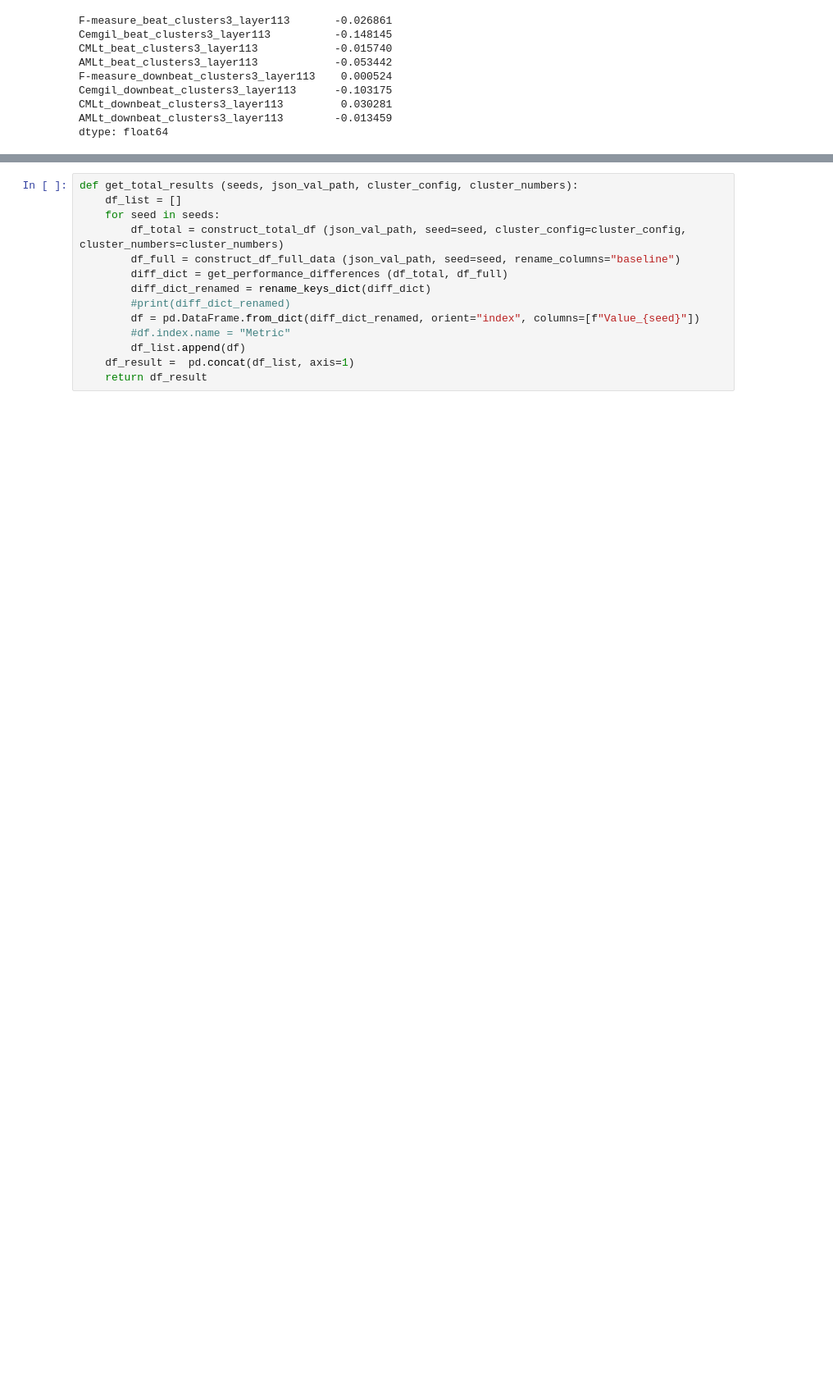
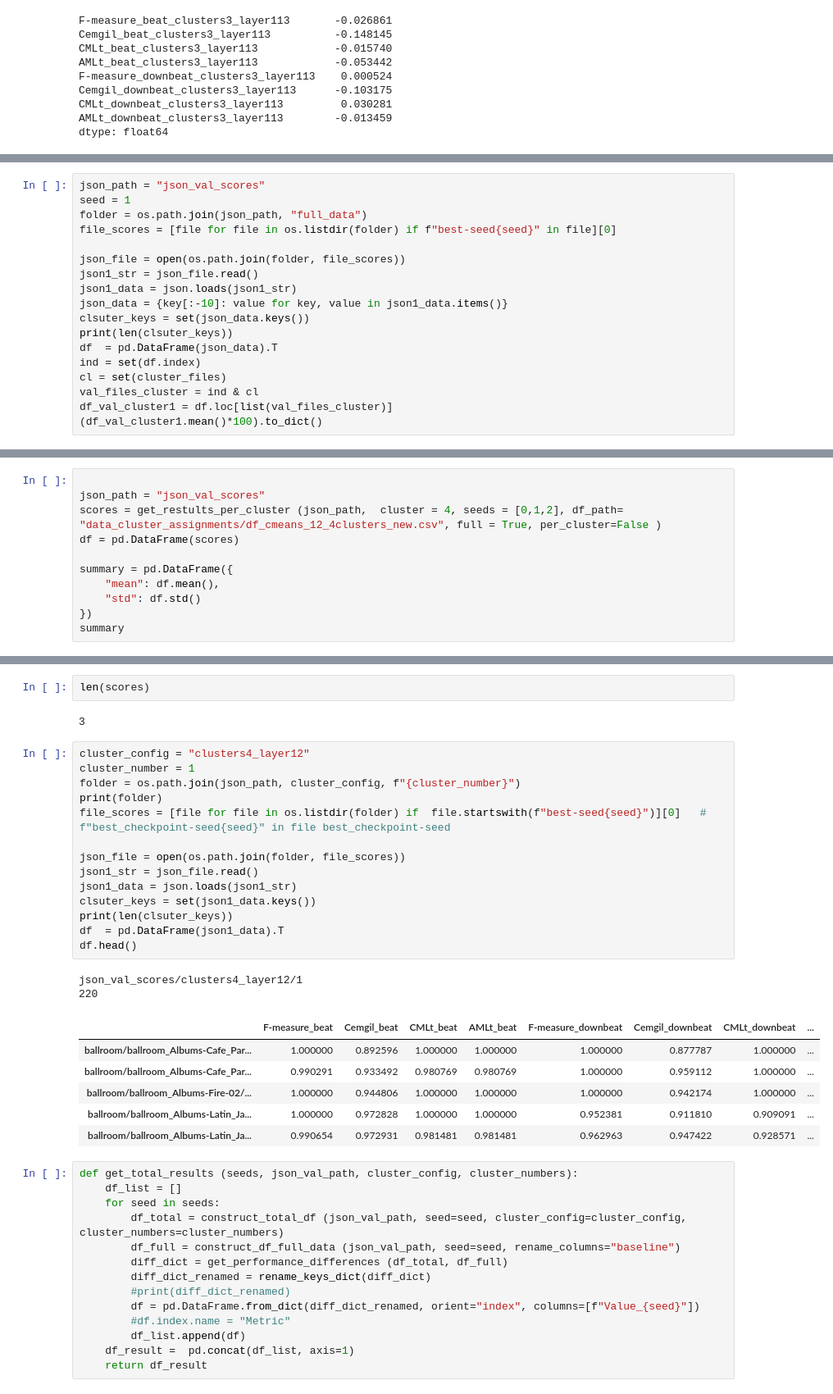
Before and after one commit to PulyaPolya/beat_this, a Jupyter notebook: results_evaluation.ipynb, the cells around one changed output, grey strips where cells are left out. Shown at 82% size. Drawn from its saved outputs; the diff is of its cells as text; blank space fills up the shorter version.

```diff
--- a/results_evaluation.ipynb
+++ b/results_evaluation.ipynb
@@ -171,0 +248,18 @@ dtype: float64
+# %%
+json_path = "json_val_scores"
+seed = 1
+folder = os.path.join(json_path, "full_data")
+file_scores = [file for file in os.listdir(folder) if f"best-seed{seed}" in file][0]
+
+json_file = open(os.path.join(folder, file_scores))
+json1_str = json_file.read()
+json1_data = json.loads(json1_str)
+json_data = {key[:-10]: value for key, value in json1_data.items()}
+clsuter_keys = set(json_data.keys())
+print(len(clsuter_keys))
+df  = pd.DataFrame(json_data).T
+ind = set(df.index)
+cl = set(cluster_files)
+val_files_cluster = ind & cl
+df_val_cluster1 = df.loc[list(val_files_cluster)]
+(df_val_cluster1.mean()*100).to_dict()
@@ -171,0 +306,11 @@ dtype: float64
+# %%
+
+json_path = "json_val_scores"
+scores = get_restults_per_cluster (json_path,  cluster = 4, seeds = [0,1,2], df_path= "data_cluster_assignments/df_cmeans_12_4clusters_new.csv", full = True, per_cluster=False )
+df = pd.DataFrame(scores)
+
+summary = pd.DataFrame({
+    "mean": df.mean(),
+    "std": df.std()
+})
+summary
@@ -172,3 +350,30 @@ dtype: float64
+# %%
+len(scores)
+# %% [output]
+3
+# %%
+cluster_config = "clusters4_layer12"
+cluster_number = 1
+folder = os.path.join(json_path, cluster_config, f"{cluster_number}")
+print(folder)
+file_scores = [file for file in os.listdir(folder) if  file.startswith(f"best-seed{seed}")][0]   # f"best_checkpoint-seed{seed}" in file best_checkpoint-seed
+
+json_file = open(os.path.join(folder, file_scores))
+json1_str = json_file.read()
+json1_data = json.loads(json1_str)
+clsuter_keys = set(json1_data.keys())
+print(len(clsuter_keys))
+df  = pd.DataFrame(json1_data).T
+df.head()
+# %% [output]
+json_val_scores/clusters4_layer12/1
+220
+|  | F-measure_beat | Cemgil_beat | CMLt_beat | AMLt_beat | F-measure_downbeat | Cemgil_downbeat | CMLt_downbeat | ... |
+| ballroom/ballroom_Albums-Cafe_Par... | 1.000000 | 0.892596 | 1.000000 | 1.000000 | 1.000000 | 0.877787 | 1.000000 | ... |
+| ballroom/ballroom_Albums-Cafe_Par... | 0.990291 | 0.933492 | 0.980769 | 0.980769 | 1.000000 | 0.959112 | 1.000000 | ... |
+| ballroom/ballroom_Albums-Fire-02/... | 1.000000 | 0.944806 | 1.000000 | 1.000000 | 1.000000 | 0.942174 | 1.000000 | ... |
+| ballroom/ballroom_Albums-Latin_Ja... | 1.000000 | 0.972828 | 1.000000 | 1.000000 | 0.952381 | 0.911810 | 0.909091 | ... |
+| ballroom/ballroom_Albums-Latin_Ja... | 0.990654 | 0.972931 | 0.981481 | 0.981481 | 0.962963 | 0.947422 | 0.928571 | ... |
 # %%
 def get_total_results (seeds, json_val_path, cluster_config, cluster_numbers):
     df_list = []
```
Also changed, not shown: parts of 10 cells of this notebook.
